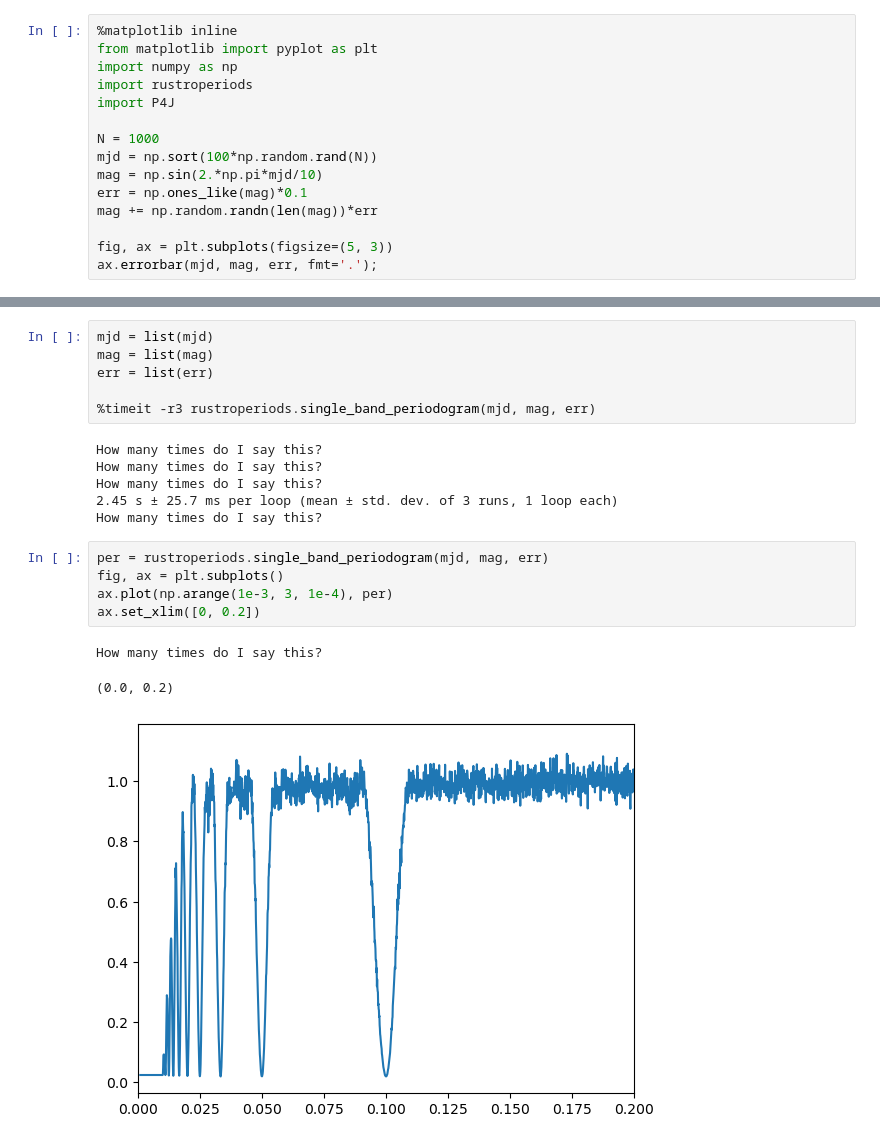
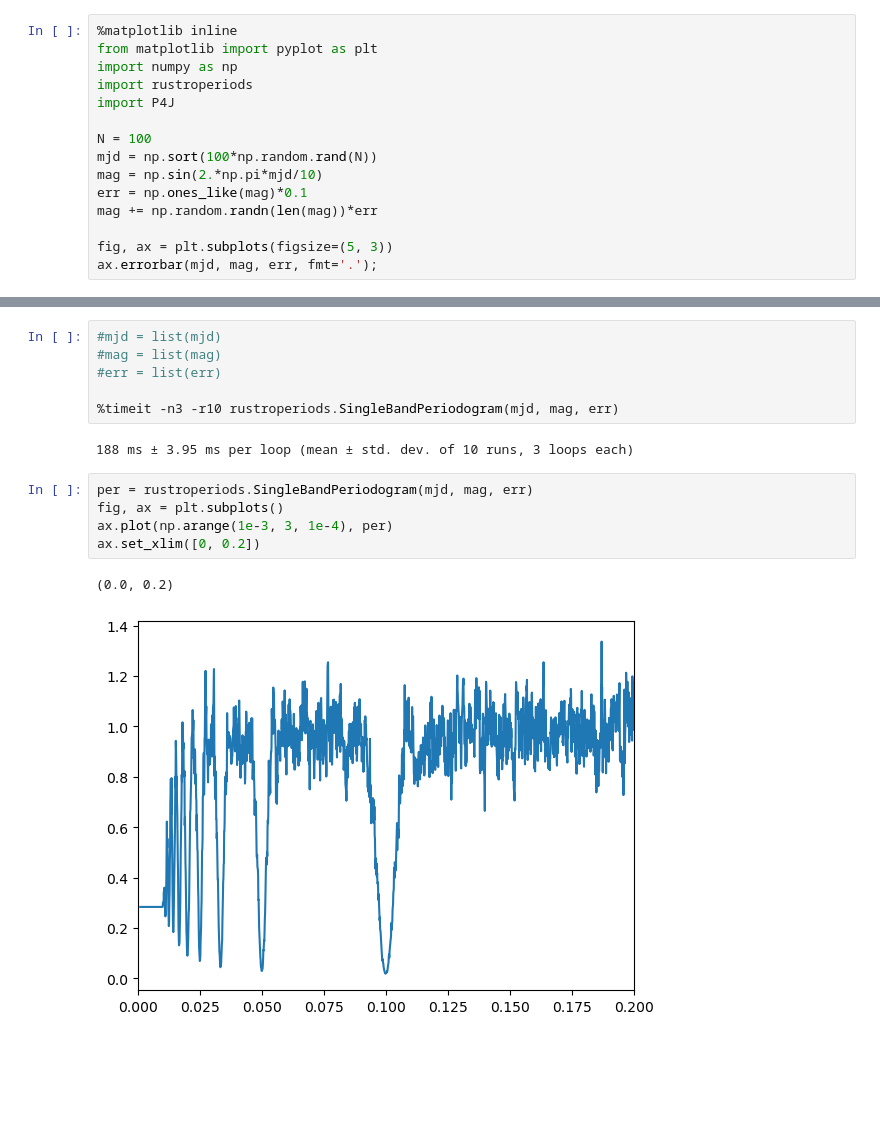
Before and after one commit to phuijse/rustroperiods, a Jupyter notebook: pyo3_tests.ipynb, the cells around one changed output, grey strips where cells are left out. Saved outputs shown, nothing was run; the diff lists cells and outputs as text; blank space fills up the shorter version.

Commit message:
use ndarrays instead of lists

```diff
--- a/pyo3_tests.ipynb
+++ b/pyo3_tests.ipynb
@@ -5,7 +5,7 @@ import numpy as np
 import rustroperiods
 import P4J
 
-N = 1000
+N = 100
 mjd = np.sort(100*np.random.rand(N))
 mag = np.sin(2.*np.pi*mjd/10)
 err = np.ones_like(mag)*0.1
@@ -24,21 +24,16 @@ per.set_data(mjd, mag, err)
 # %%
-mjd = list(mjd)
-mag = list(mag)
-err = list(err)
+#mjd = list(mjd)
+#mag = list(mag)
+#err = list(err)
 
-%timeit -r3 rustroperiods.single_band_periodogram(mjd, mag, err)
+%timeit -n3 -r10 rustroperiods.SingleBandPeriodogram(mjd, mag, err)
 # %% [output]
-How many times do I say this?
-How many times do I say this?
-How many times do I say this?
-2.45 s ± 25.7 ms per loop (mean ± std. dev. of 3 runs, 1 loop each)
-How many times do I say this?
+188 ms ± 3.95 ms per loop (mean ± std. dev. of 10 runs, 3 loops each)
 # %%
-per = rustroperiods.single_band_periodogram(mjd, mag, err)
+per = rustroperiods.SingleBandPeriodogram(mjd, mag, err)
 fig, ax = plt.subplots()
 ax.plot(np.arange(1e-3, 3, 1e-4), per)
 ax.set_xlim([0, 0.2])
 # %% [output]
-How many times do I say this?
+(0.0, 0.2)
-(0.0, 0.2)
-[figure, old version]
+[figure, new version]
```
Also changed, not shown: parts of 3 cells of this notebook, 3 other files.
